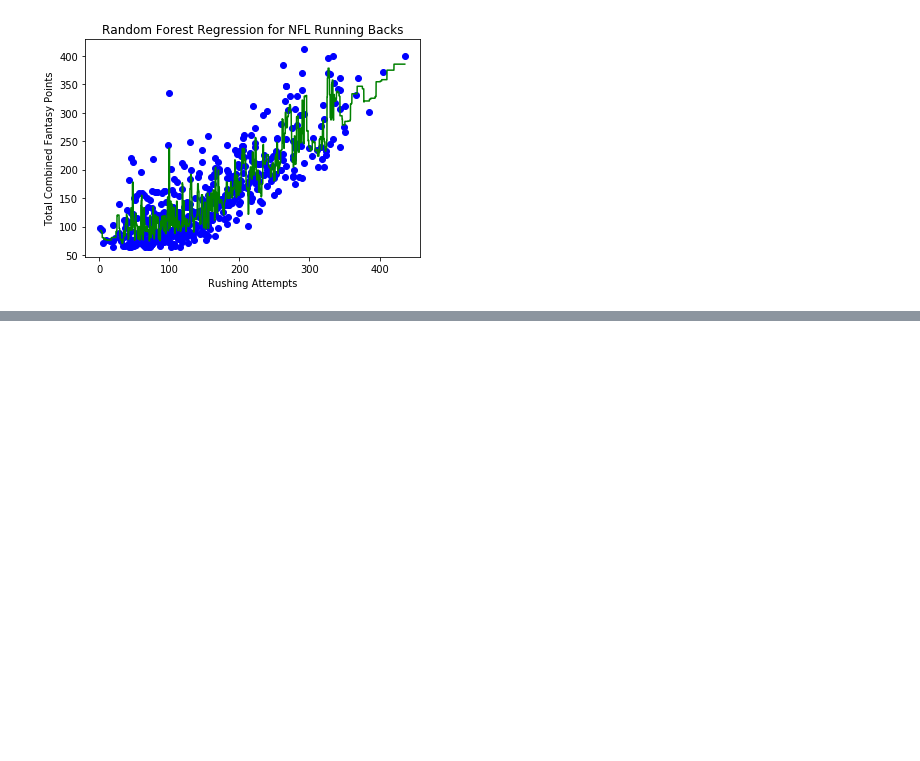
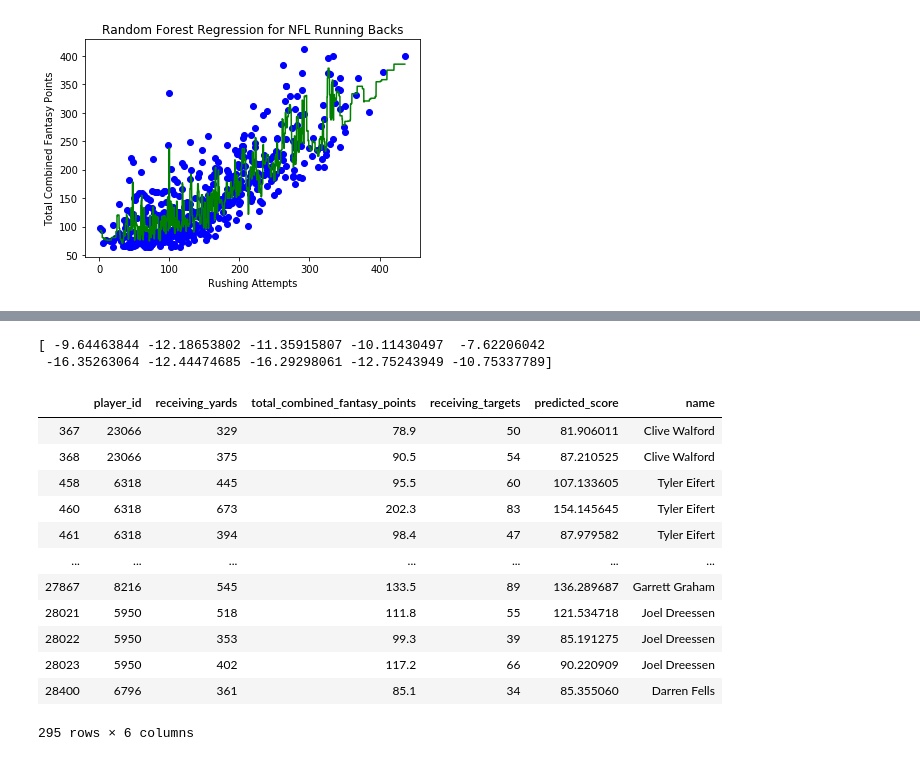
Before and after one commit to brettrchadwick/FantasyFootballProjections, a Jupyter notebook: ETL/Random_Forest.ipynb, the cells around one changed output, grey strips where cells are left out. Drawn from its saved outputs; the diff is of its cells as text; code cells hidden in the pictures; blank space fills up the shorter version.

```diff
--- a/ETL/Random_Forest.ipynb
+++ b/ETL/Random_Forest.ipynb
@@ -390,0 +652,61 @@ plt.show()
+# %%
+##Predicting Total Fantasy Points with Random Forest
+from sklearn.model_selection import cross_val_score, GridSearchCV, cross_val_predict
+from sklearn.ensemble import RandomForestRegressor
+from sklearn.preprocessing import MinMaxScaler
+
+#Select column 1 (receiving_yards) as X
+X = TE_stats_cleaned.iloc[:, 1:2].values
+
+#Select column 2 (total_combined_fantasy_points) as y
+y = TE_stats_cleaned.iloc[:, 2].values
+
+def rfr_model(X,y):
+    #grid search
+    gsc = GridSearchCV(
+        estimator=RandomForestRegressor(),
+        param_grid={
+            'max_depth':range(3,7),
+            'n_estimators':(10,50,100,1000)
+        },
+        cv=5, scoring='neg_mean_squared_error',verbose=0,
+n_jobs=-1)
+
+    grid_result = gsc.fit(X, y)
+    best_params = grid_result.best_params_
+    rfr = RandomForestRegressor(max_depth=best_params["max_depth"],
+n_estimators=best_params["n_estimators"],
+random_state=False, verbose=False)
+#K-Fold CV
+    scores = cross_val_score(rfr,X,y,cv=10,
+scoring='neg_mean_absolute_error')
+    predictions = cross_val_predict(rfr, X, y, cv=10)
+    #print(predictions)
+    print(scores)
+    return predictions
+
+temp = rfr_model(X,y)
+# %% [output]
+[ -9.64463844 -12.18653802 -11.35915807 -10.11430497  -7.62206042
+ -16.35263064 -12.44474685 -16.29298061 -12.75243949 -10.75337789]
+# %%
+#Joins to add the predictions to the stats dataframe and join the name on player-id
+TE_stats_predictions = TE_stats_cleaned
+TE_stats_predictions['predicted_score']= temp
+
+TE_predictions_names = TE_stats_predictions.join(Name_Id.set_index('player_id'), on='player_id', how='inner')
+TE_predictions_names
+# %% [output]
+|  | player_id | receiving_yards | total_combined_fantasy_points | receiving_targets | predicted_score | name |
+| 367 | 23066 | 329 | 78.9 | 50 | 81.906011 | Clive Walford |
+| 368 | 23066 | 375 | 90.5 | 54 | 87.210525 | Clive Walford |
+| 458 | 6318 | 445 | 95.5 | 60 | 107.133605 | Tyler Eifert |
+| 460 | 6318 | 673 | 202.3 | 83 | 154.145645 | Tyler Eifert |
+| 461 | 6318 | 394 | 98.4 | 47 | 87.979582 | Tyler Eifert |
+| ... | ... | ... | ... | ... | ... | ... |
+| 27867 | 8216 | 545 | 133.5 | 89 | 136.289687 | Garrett Graham |
+| 28021 | 5950 | 518 | 111.8 | 55 | 121.534718 | Joel Dreessen |
+| 28022 | 5950 | 353 | 99.3 | 39 | 85.191275 | Joel Dreessen |
+| 28023 | 5950 | 402 | 117.2 | 66 | 90.220909 | Joel Dreessen |
+| 28400 | 6796 | 361 | 85.1 | 34 | 85.355060 | Darren Fells |
+295 rows × 6 columns
```
Also changed, not shown: parts of 23 cells of this notebook, 4 other files.
